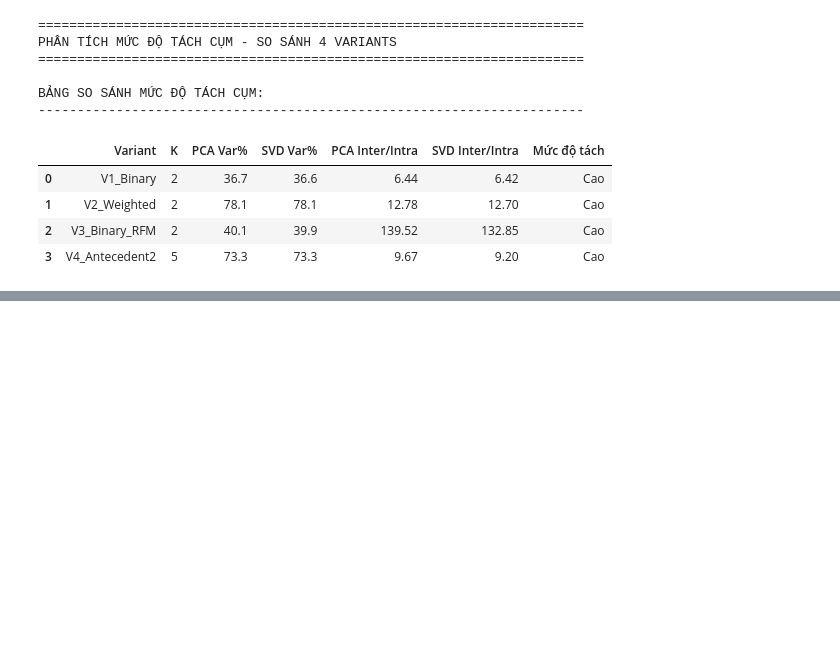
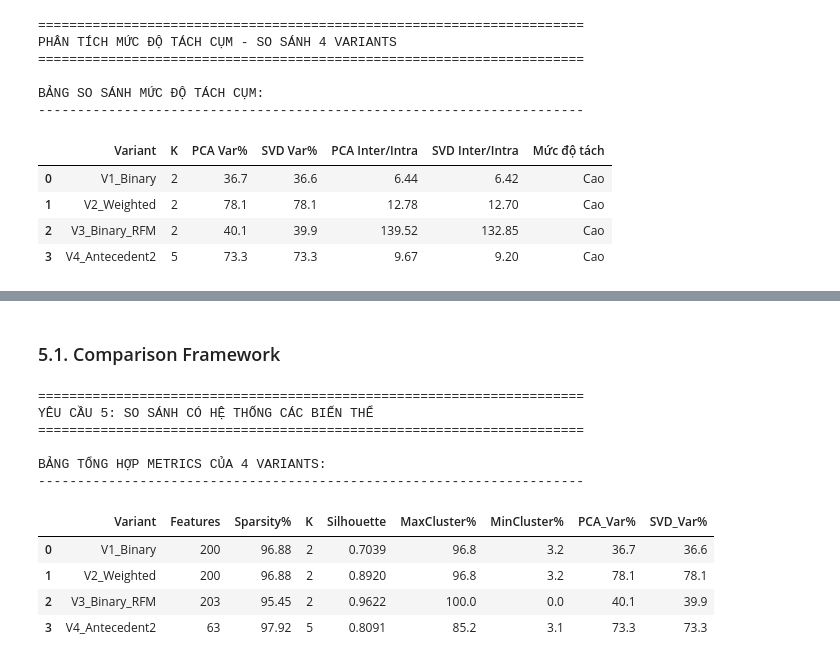
Before and after one commit to ThanhTung-KHMT-1701/ShopCluster, a Jupyter notebook: notebooks/ShopCluster.ipynb, the cells around one changed output, grey strips where cells are left out. Cells and saved outputs as stored; diff of their text form; code cells hidden in the pictures; blank space fills up the shorter version.

```diff
--- a/notebooks/ShopCluster.ipynb
+++ b/notebooks/ShopCluster.ipynb
@@ -4142,0 +4147,69 @@ BẢNG SO SÁNH MỨC ĐỘ TÁCH CỤM:
+# %% [markdown]
+### 5.1. Comparison Framework
+# %%
+# =============================================================================
+# 5.1. COMPARISON FRAMEWORK
+# =============================================================================
+# Tổng hợp tất cả metrics từ các Yêu cầu trước để so sánh 4 variants
+
+print("="*70)
+print("YÊU CẦU 5: SO SÁNH CÓ HỆ THỐNG CÁC BIẾN THỂ")
+print("="*70)
+
+# -----------------------------------------------------------------------------
+# 1. Tổng hợp metrics từ các Yêu cầu trước
+# -----------------------------------------------------------------------------
+comparison_metrics = []
+
+for variant in VARIANT_NAMES:
+    # Feature metrics (từ Yêu cầu 2)
+    X = feature_data[variant]['X']
+    n_features = X.shape[1]
+    sparsity = (X == 0).sum() / X.size * 100
+
+    # Clustering metrics (từ Yêu cầu 3)
+    k = K_VALUES[variant]
+    labels = cluster_data[variant]
+
+    # Tính Silhouette từ dữ liệu gốc
+    from sklearn.metrics import silhouette_score
+    sil = silhouette_score(X, labels)
+
+    # Cluster distribution
+    unique, counts = np.unique(labels, return_counts=True)
+    max_pct = counts.max() / len(labels) * 100
+    min_pct = counts.min() / len(labels) * 100
+
+    # Visualization metrics (từ Yêu cầu 4)
+    pca_var = pca_results[variant]['total_variance']
+    svd_var = svd_results[variant]['total_variance']
+
+    comparison_metrics.append({
+        'Variant': variant,
+        'Features': n_features,
+        'Sparsity%': round(sparsity, 2),
+        'K': k,
+        'Silhouette': round(sil, 4),
+        'MaxCluster%': round(max_pct, 1),
+        'MinCluster%': round(min_pct, 1),
+        'PCA_Var%': round(pca_var, 1),
+        'SVD_Var%': round(svd_var, 1)
+    })
+
+df_metrics = pd.DataFrame(comparison_metrics)
+
+print("\nBẢNG TỔNG HỢP METRICS CỦA 4 VARIANTS:")
+print("-" * 70)
+display(df_metrics)
+# %% [output]
+======================================================================
+YÊU CẦU 5: SO SÁNH CÓ HỆ THỐNG CÁC BIẾN THỂ
+======================================================================
+
+BẢNG TỔNG HỢP METRICS CỦA 4 VARIANTS:
+----------------------------------------------------------------------
+|  | Variant | Features | Sparsity% | K | Silhouette | MaxCluster% | MinCluster% | PCA_Var% | SVD_Var% |
+| 0 | V1_Binary | 200 | 96.88 | 2 | 0.7039 | 96.8 | 3.2 | 36.7 | 36.6 |
+| 1 | V2_Weighted | 200 | 96.88 | 2 | 0.8920 | 96.8 | 3.2 | 78.1 | 78.1 |
+| 2 | V3_Binary_RFM | 203 | 95.45 | 2 | 0.9622 | 100.0 | 0.0 | 40.1 | 39.9 |
+| 3 | V4_Antecedent2 | 63 | 97.92 | 5 | 0.8091 | 85.2 | 3.1 | 73.3 | 73.3 |
```
Also changed, not shown: parts of 7 cells of this notebook, 1 other file.
